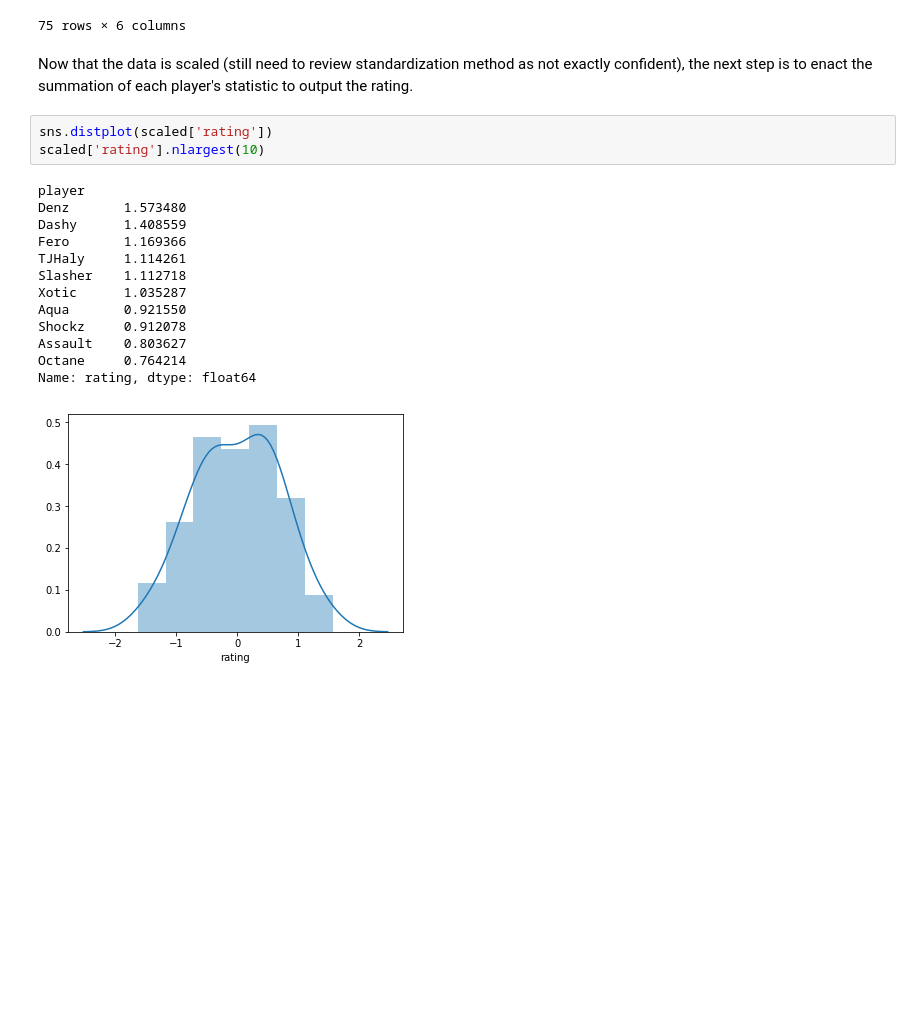
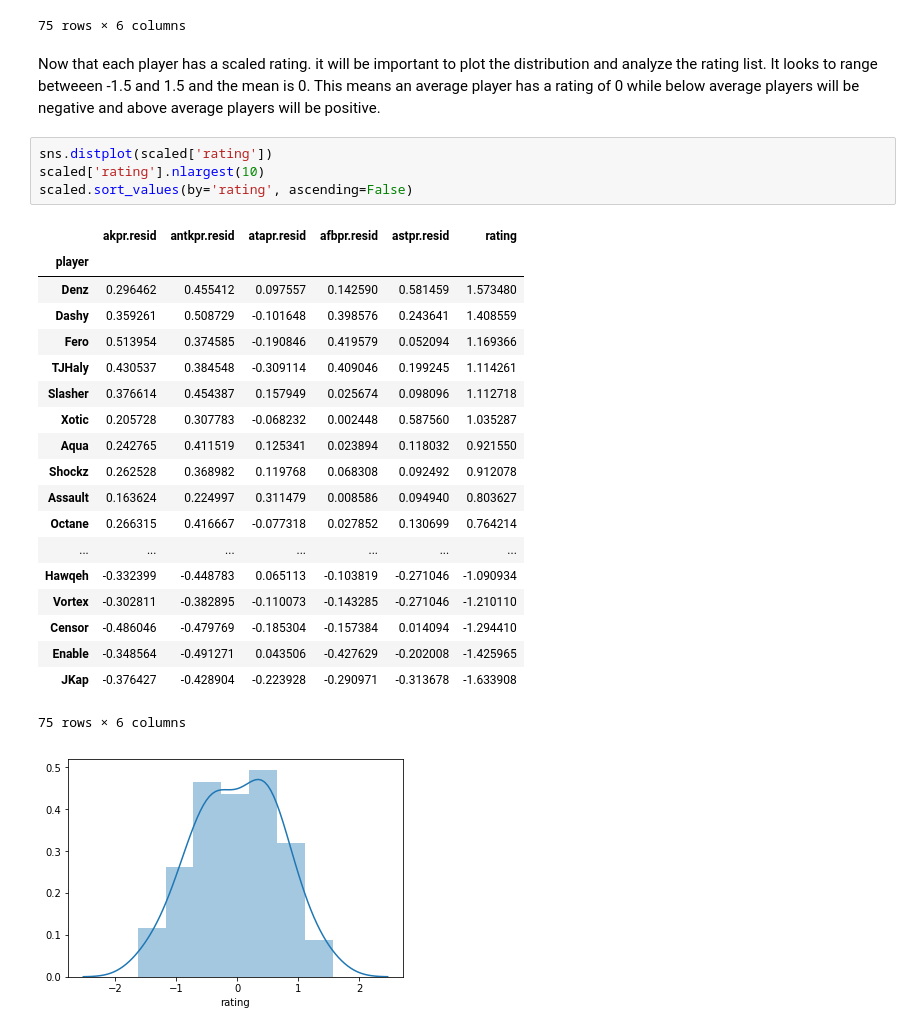
Before and after one commit to damansc/snd_rating_model, a Jupyter notebook: Player_Rating_Calcs.ipynb, the cells around one changed output. Cells and saved outputs as stored; diff of their text form; blank space fills up the shorter version.

Commit message:
Rating v1
Still needs more work, analysis, and modification.

```diff
--- a/Player_Rating_Calcs.ipynb
+++ b/Player_Rating_Calcs.ipynb
@@ -140,22 +140,30 @@ scaled['rating'] = scaled.sum(axis=1)
 | Zer0 | -0.017417 | -0.046754 | 0.318652 | -0.210778 | 0.165510 | 0.209213 |
 | Zoomaa | 0.415842 | 0.439532 | -0.356919 | 0.521313 | -0.293471 | 0.726296 |
 75 rows × 6 columns
-# %% [markdown]
-Now that the data is scaled (still need to review standardization method as not exactly confident), the next step is to enact the summation of each player's statistic to output the rating.
+# %% [markdown]
+Now that each player has a scaled rating. it will be important to plot the distribution and analyze the rating list. It looks to range betweeen -1.5 and 1.5 and the mean is 0. This means an average player has a rating of 0 while below average players will be negative and above average players will be positive.
 # %%
 sns.distplot(scaled['rating'])
 scaled['rating'].nlargest(10)
+scaled.sort_values(by='rating', ascending=False)
 # %% [output]
+|  | akpr.resid | antkpr.resid | atapr.resid | afbpr.resid | astpr.resid | rating |
+| player |  |  |  |  |  |  |
+| Denz | 0.296462 | 0.455412 | 0.097557 | 0.142590 | 0.581459 | 1.573480 |
+| Dashy | 0.359261 | 0.508729 | -0.101648 | 0.398576 | 0.243641 | 1.408559 |
+| Fero | 0.513954 | 0.374585 | -0.190846 | 0.419579 | 0.052094 | 1.169366 |
+| TJHaly | 0.430537 | 0.384548 | -0.309114 | 0.409046 | 0.199245 | 1.114261 |
+| Slasher | 0.376614 | 0.454387 | 0.157949 | 0.025674 | 0.098096 | 1.112718 |
+| Xotic | 0.205728 | 0.307783 | -0.068232 | 0.002448 | 0.587560 | 1.035287 |
+| Aqua | 0.242765 | 0.411519 | 0.125341 | 0.023894 | 0.118032 | 0.921550 |
+| Shockz | 0.262528 | 0.368982 | 0.119768 | 0.068308 | 0.092492 | 0.912078 |
+| Assault | 0.163624 | 0.224997 | 0.311479 | 0.008586 | 0.094940 | 0.803627 |
+| Octane | 0.266315 | 0.416667 | -0.077318 | 0.027852 | 0.130699 | 0.764214 |
+| ... | ... | ... | ... | ... | ... | ... |
+| Hawqeh | -0.332399 | -0.448783 | 0.065113 | -0.103819 | -0.271046 | -1.090934 |
+| Vortex | -0.302811 | -0.382895 | -0.110073 | -0.143285 | -0.271046 | -1.210110 |
+| Censor | -0.486046 | -0.479769 | -0.185304 | -0.157384 | 0.014094 | -1.294410 |
+| Enable | -0.348564 | -0.491271 | 0.043506 | -0.427629 | -0.202008 | -1.425965 |
+| JKap | -0.376427 | -0.428904 | -0.223928 | -0.290971 | -0.313678 | -1.633908 |
-player
-Denz       1.573480
-Dashy      1.408559
-Fero       1.169366
-TJHaly     1.114261
-Slasher    1.112718
-Xotic      1.035287
-Aqua       0.921550
-Shockz     0.912078
-Assault    0.803627
-Octane     0.764214
-Name: rating, dtype: float64
+75 rows × 6 columns
 [figure]
```
Also changed, not shown: parts of 1 cell of this notebook.
